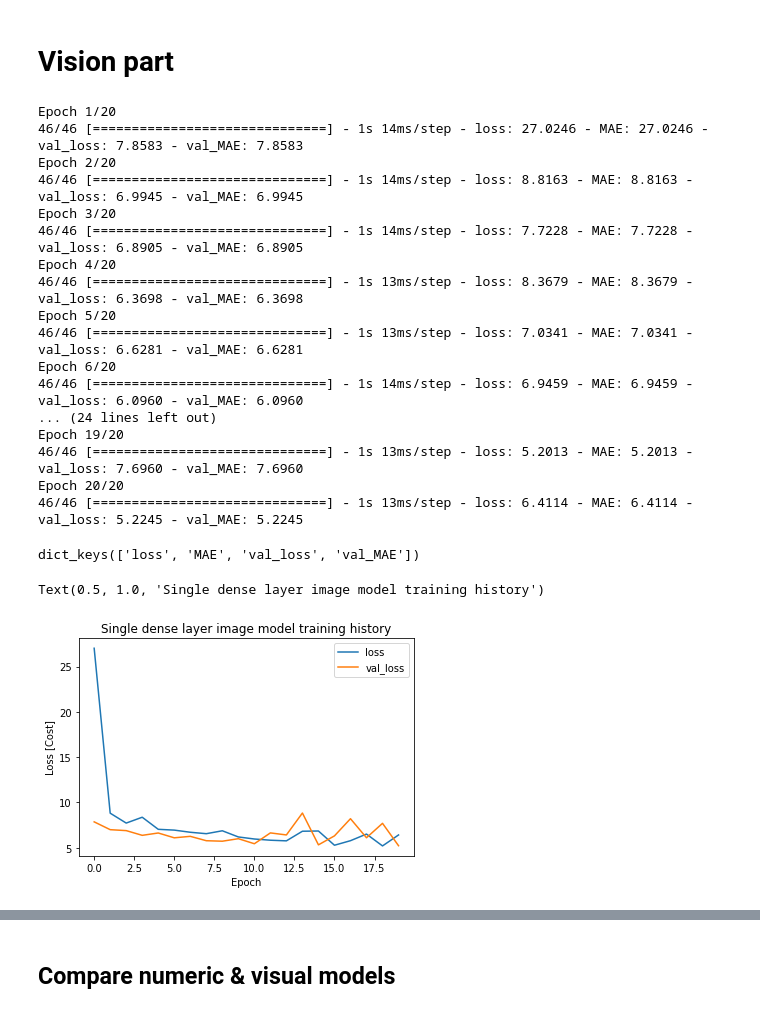
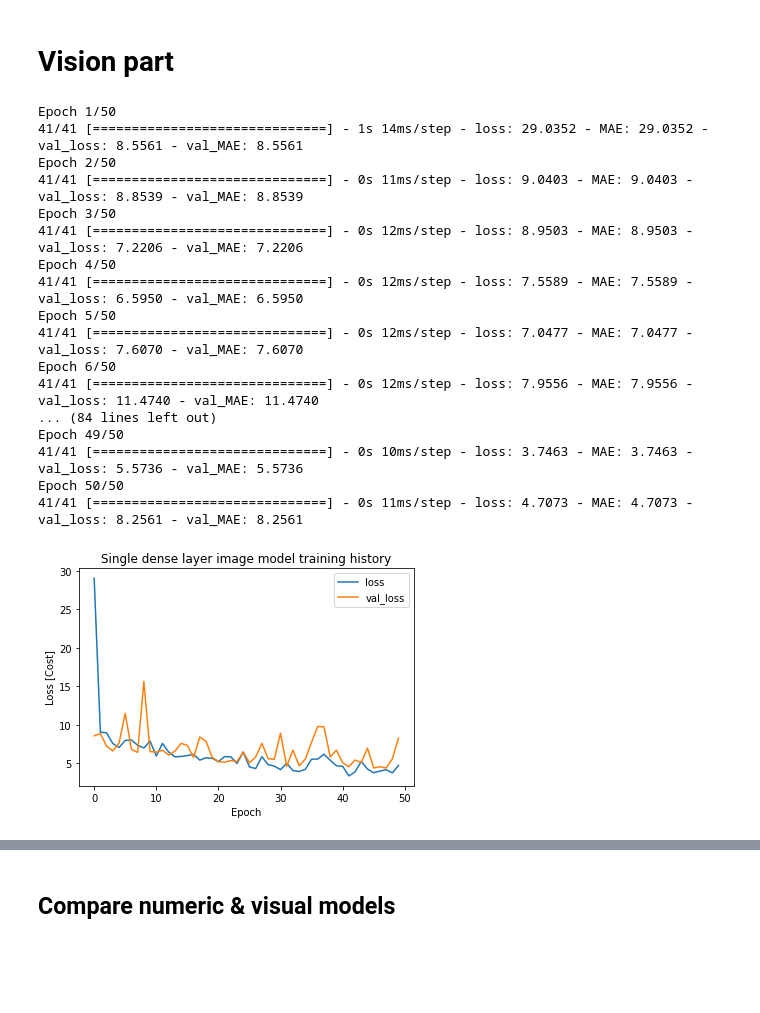
Before and after one commit to emace593/dreamhouse_public, a Jupyter notebook: part1.ipynb, the cells around one changed output, grey strips where cells are left out. Cells and saved outputs as stored; diff of their text form; code cells hidden in the pictures; blank space fills up the shorter version.

```diff
--- a/part1.ipynb
+++ b/part1.ipynb
@@ -167,0 +165,2 @@ for n in range(3):
+# %%
+numerical = list(zip(costs,years,beds,baths))
@@ -169,9 +172,13 @@ for n in range(3):
 IM_SIZE = 200
 # %%
 from sklearn.model_selection import train_test_split
-train_paths,test_paths,train_labels,test_labels = train_test_split(paths,costs,test_size=0.2)
+train_paths,test_paths,train_labels,test_labels = train_test_split(paths,numerical,test_size=0.2)
 # %%
 train_paths,val_paths,train_labels,val_labels = train_test_split(train_paths,train_labels,test_size=0.15)
+# %%
+train_labels,train_years,train_beds,train_baths = list(zip(*train_labels))
+val_labels,val_years,val_beds,val_baths = list(zip(*val_labels))
+test_labels,test_years,test_beds,test_baths = list(zip(*test_labels))
 # %%
 def load_and_preprocess(path):
     im = tf.io.read_file(path)
@@ -444,37 +430,33 @@ v_model = tf.keras.Sequential([
 ])
 # %%
 v_model.compile(loss='mean_absolute_error',optimizer=tf.keras.optimizers.Adam(0.001),metrics=['MAE'])
-v_hist = v_model.fit(train_ds,epochs=20,validation_data=test_ds)
+v_hist = v_model.fit(train_ds,epochs=50,validation_data=val_ds)
 # %% [output]
-Epoch 1/20
-46/46 [==============================] - 1s 14ms/step - loss: 27.0246 - MAE: 27.0246 - val_loss: 7.8583 - val_MAE: 7.8583
-Epoch 2/20
-46/46 [==============================] - 1s 14ms/step - loss: 8.8163 - MAE: 8.8163 - val_loss: 6.9945 - val_MAE: 6.9945
-Epoch 3/20
-46/46 [==============================] - 1s 14ms/step - loss: 7.7228 - MAE: 7.7228 - val_loss: 6.8905 - val_MAE: 6.8905
-Epoch 4/20
-46/46 [==============================] - 1s 13ms/step - loss: 8.3679 - MAE: 8.3679 - val_loss: 6.3698 - val_MAE: 6.3698
-Epoch 5/20
-46/46 [==============================] - 1s 13ms/step - loss: 7.0341 - MAE: 7.0341 - val_loss: 6.6281 - val_MAE: 6.6281
-Epoch 6/20
-46/46 [==============================] - 1s 14ms/step - loss: 6.9459 - MAE: 6.9459 - val_loss: 6.0960 - val_MAE: 6.0960
-... (24 lines left out)
-Epoch 19/20
-46/46 [==============================] - 1s 13ms/step - loss: 5.2013 - MAE: 5.2013 - val_loss: 7.6960 - val_MAE: 7.6960
-Epoch 20/20
-46/46 [==============================] - 1s 13ms/step - loss: 6.4114 - MAE: 6.4114 - val_loss: 5.2245 - val_MAE: 5.2245
+Epoch 1/50
+41/41 [==============================] - 1s 14ms/step - loss: 29.0352 - MAE: 29.0352 - val_loss: 8.5561 - val_MAE: 8.5561
+Epoch 2/50
+41/41 [==============================] - 0s 11ms/step - loss: 9.0403 - MAE: 9.0403 - val_loss: 8.8539 - val_MAE: 8.8539
+Epoch 3/50
+41/41 [==============================] - 0s 12ms/step - loss: 8.9503 - MAE: 8.9503 - val_loss: 7.2206 - val_MAE: 7.2206
+Epoch 4/50
+41/41 [==============================] - 0s 12ms/step - loss: 7.5589 - MAE: 7.5589 - val_loss: 6.5950 - val_MAE: 6.5950
+Epoch 5/50
+41/41 [==============================] - 0s 12ms/step - loss: 7.0477 - MAE: 7.0477 - val_loss: 7.6070 - val_MAE: 7.6070
+Epoch 6/50
+41/41 [==============================] - 0s 12ms/step - loss: 7.9556 - MAE: 7.9556 - val_loss: 11.4740 - val_MAE: 11.4740
+... (84 lines left out)
+Epoch 49/50
+41/41 [==============================] - 0s 10ms/step - loss: 3.7463 - MAE: 3.7463 - val_loss: 5.5736 - val_MAE: 5.5736
+Epoch 50/50
+41/41 [==============================] - 0s 11ms/step - loss: 4.7073 - MAE: 4.7073 - val_loss: 8.2561 - val_MAE: 8.2561
-# %%
-print(v_hist.history.keys())
-# %% [output]
-dict_keys(['loss', 'MAE', 'val_loss', 'val_MAE'])
 # %%
-plt.plot(e_range,v_hist.history['loss'], label='loss')
-plt.plot(e_range,v_hist.history['val_loss'], label='val_loss')
+plt.plot(range(50),v_hist.history['loss'], label='loss')
+plt.plot(range(50),v_hist.history['val_loss'], label='val_loss')
 plt.xlabel('Epoch')
 plt.ylabel('Loss [Cost]')
 plt.legend()
 plt.title('Single dense layer image model training history')
+plt.savefig('dense1_training.png')
 # %% [output]
-Text(0.5, 1.0, 'Single dense layer image model training history')
-[figure, old version]
+[figure, new version]
 # %%
```
Also changed, not shown: parts of 53 cells of this notebook, 13 other files.
